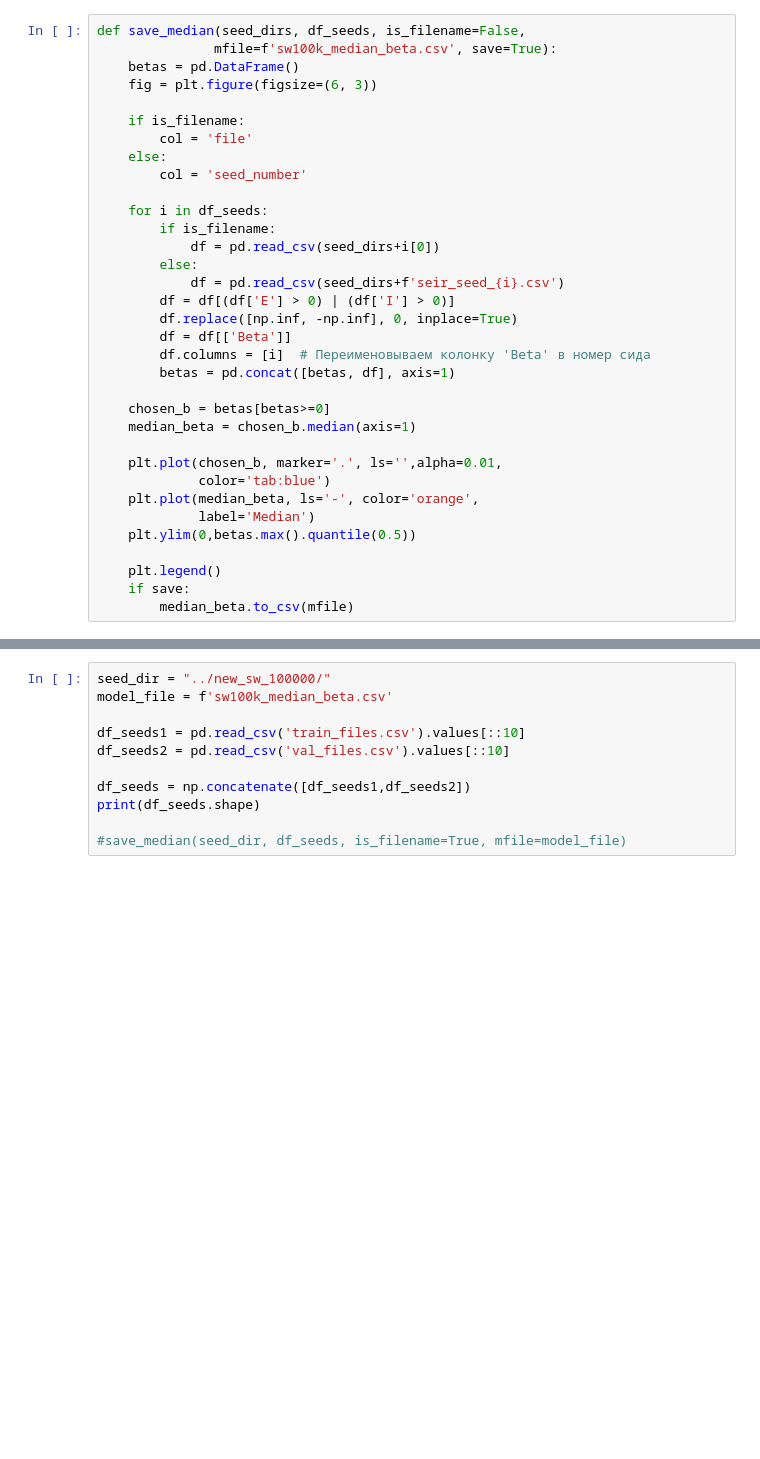
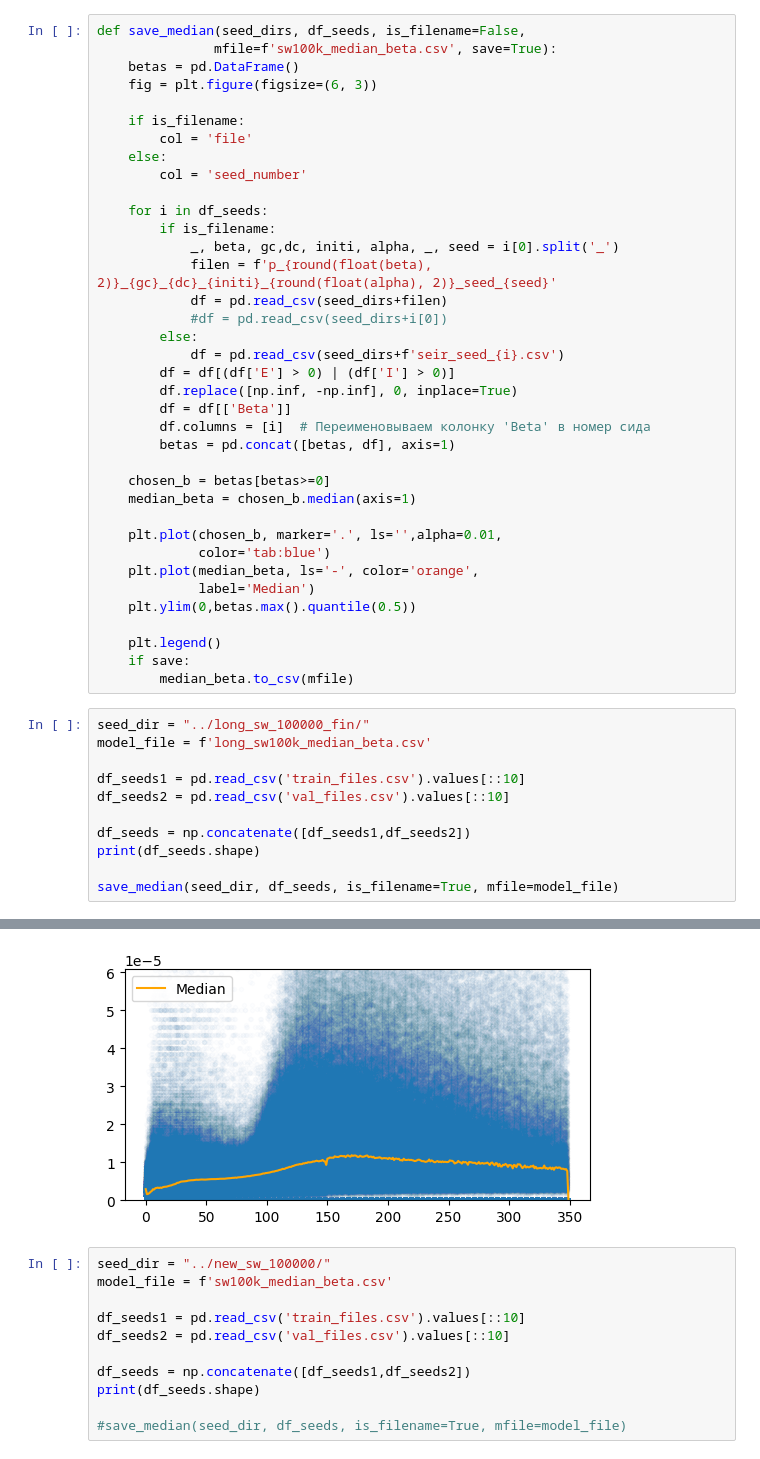
Before and after one commit to Mpkosh/network_hybrid_33, a Jupyter notebook: save_median.ipynb, the cells around one changed output, grey strips where cells are left out. Saved outputs shown, nothing was run; the diff lists cells and outputs as text; blank space fills up the shorter version.

```diff
--- a/save_median.ipynb
+++ b/save_median.ipynb
@@ -38,7 +35,10 @@ def save_median(seed_dirs, df_seeds, is_filename=False,
 
     for i in df_seeds:
         if is_filename:
-            df = pd.read_csv(seed_dirs+i[0])
+            _, beta, gc,dc, initi, alpha, _, seed = i[0].split('_')
+            filen = f'p_{round(float(beta), 2)}_{gc}_{dc}_{initi}_{round(float(alpha), 2)}_seed_{seed}'
+            df = pd.read_csv(seed_dirs+filen)
+            #df = pd.read_csv(seed_dirs+i[0])
         else:
             df = pd.read_csv(seed_dirs+f'seir_seed_{i}.csv')
         df = df[(df['E'] > 0) | (df['I'] > 0)]
@@ -59,3 +59,15 @@ def save_median(seed_dirs, df_seeds, is_filename=False,
     plt.legend()
     if save:
         median_beta.to_csv(mfile)
+# %%
+seed_dir = "../long_sw_100000_fin/"
+model_file = f'long_sw100k_median_beta.csv'
+
+df_seeds1 = pd.read_csv('train_files.csv').values[::10]
+df_seeds2 = pd.read_csv('val_files.csv').values[::10]
+
+df_seeds = np.concatenate([df_seeds1,df_seeds2])
+print(df_seeds.shape)
+
+save_median(seed_dir, df_seeds, is_filename=True, mfile=model_file)
+# %% [output]
@@ -62,3 +75,4 @@ def save_median(seed_dirs, df_seeds, is_filename=False,
+[figure, added]
 # %%
 seed_dir = "../new_sw_100000/"
 model_file = f'sw100k_median_beta.csv'
```
Also changed, not shown: parts of 2 cells of this notebook, 26 other files.
